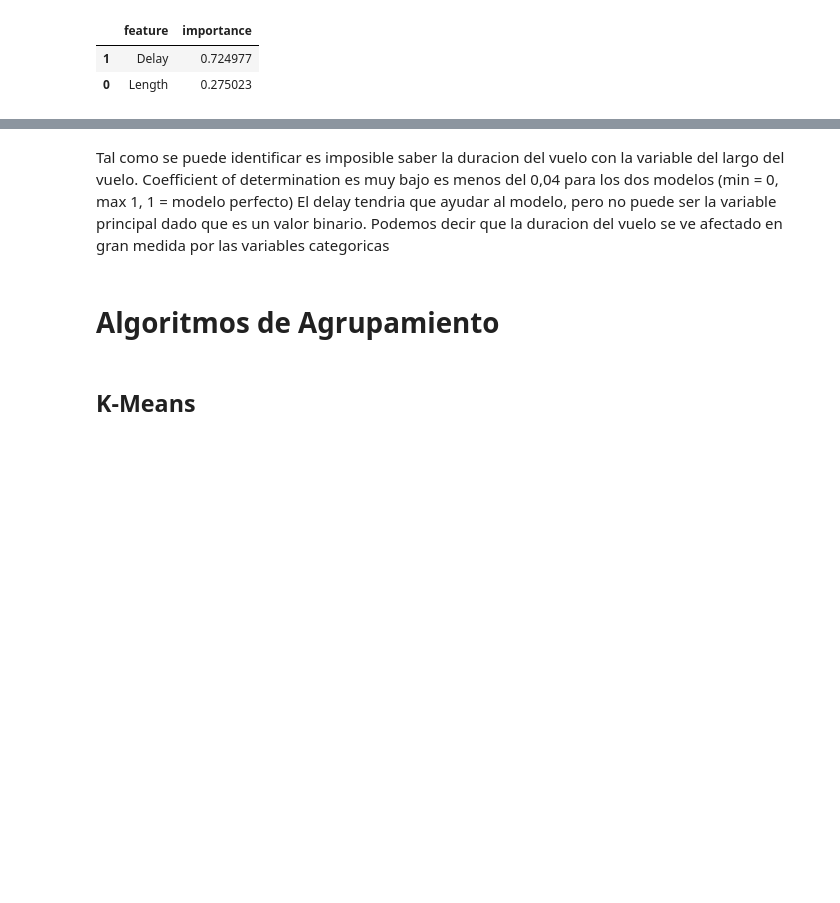
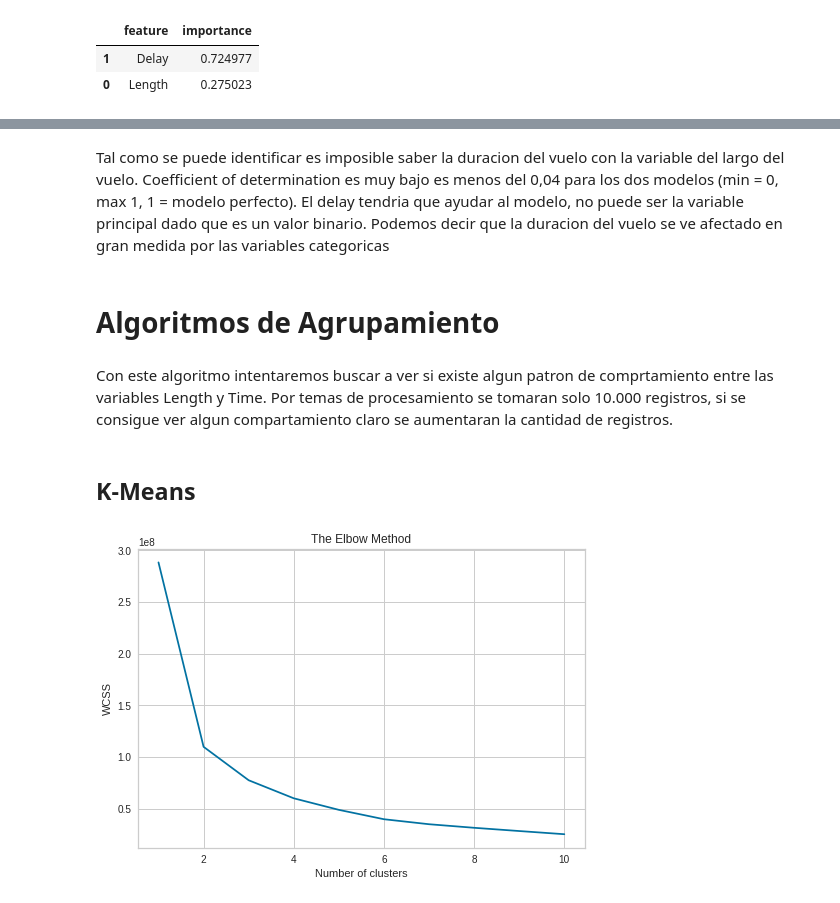
Before and after one commit to nick1287/Airlines, a Jupyter notebook: Airlines+Proyecto_Final.ipynb, the cells around one changed output, grey strips where cells are left out. Drawn from its saved outputs; the diff is of its cells as text; code cells hidden in the pictures; blank space fills up the shorter version.

```diff
--- a/Airlines+Proyecto_Final.ipynb
+++ b/Airlines+Proyecto_Final.ipynb
@@ -911,24 +1010,30 @@ plt.show()
 # %% [markdown]
 Tal como se puede identificar es imposible saber la duracion del vuelo con la variable del largo del vuelo.
-Coefficient of determination es muy bajo es menos del 0,04 para los dos modelos (min = 0, max 1, 1 = modelo perfecto)
-El delay tendria que ayudar al modelo, pero no puede ser la variable principal dado que es un valor binario.
+Coefficient of determination es muy bajo es menos del 0,04 para los dos modelos (min = 0, max 1, 1 = modelo perfecto).
+El delay tendria que ayudar al modelo, no puede ser la variable principal dado que es un valor binario.
 Podemos decir que la duracion del vuelo se ve afectado en gran medida por las variables categoricas
 # %% [markdown]
 # Algoritmos de Agrupamiento
+# %% [markdown]
+Con este algoritmo intentaremos buscar a ver si existe algun patron de comprtamiento entre las variables Length y Time.
+Por temas de procesamiento se tomaran solo 10.000 registros, si se consigue ver algun compartamiento claro se aumentaran la cantidad de registros.
 # %% [markdown]
 ## K-Means
 # %%
 # se generan las variables a utilizar para el algoritmo. Se utiliza de prueba el precio del algoritmo.
-X = df_arbol.Precio_aluminio.values.reshape(-1,1)
+X = df_ovn[['Time','Length']]
+X = X.iloc[0:10000,:].values
 wcss = []
 for i in range(1, 11):
     kmeans = KMeans(n_clusters = i, init = 'k-means++', random_state = 42)
     kmeans.fit(X)
     wcss.append(kmeans.inertia_)
 
 # Grafica de la suma de las distancias
 plt.plot(range(1, 11), wcss)
 plt.title('The Elbow Method')
 plt.xlabel('Number of clusters')
 plt.ylabel('WCSS')
 plt.show()
+# %% [output]
+[figure, added]
```
Also changed, not shown: parts of 58 cells of this notebook.
